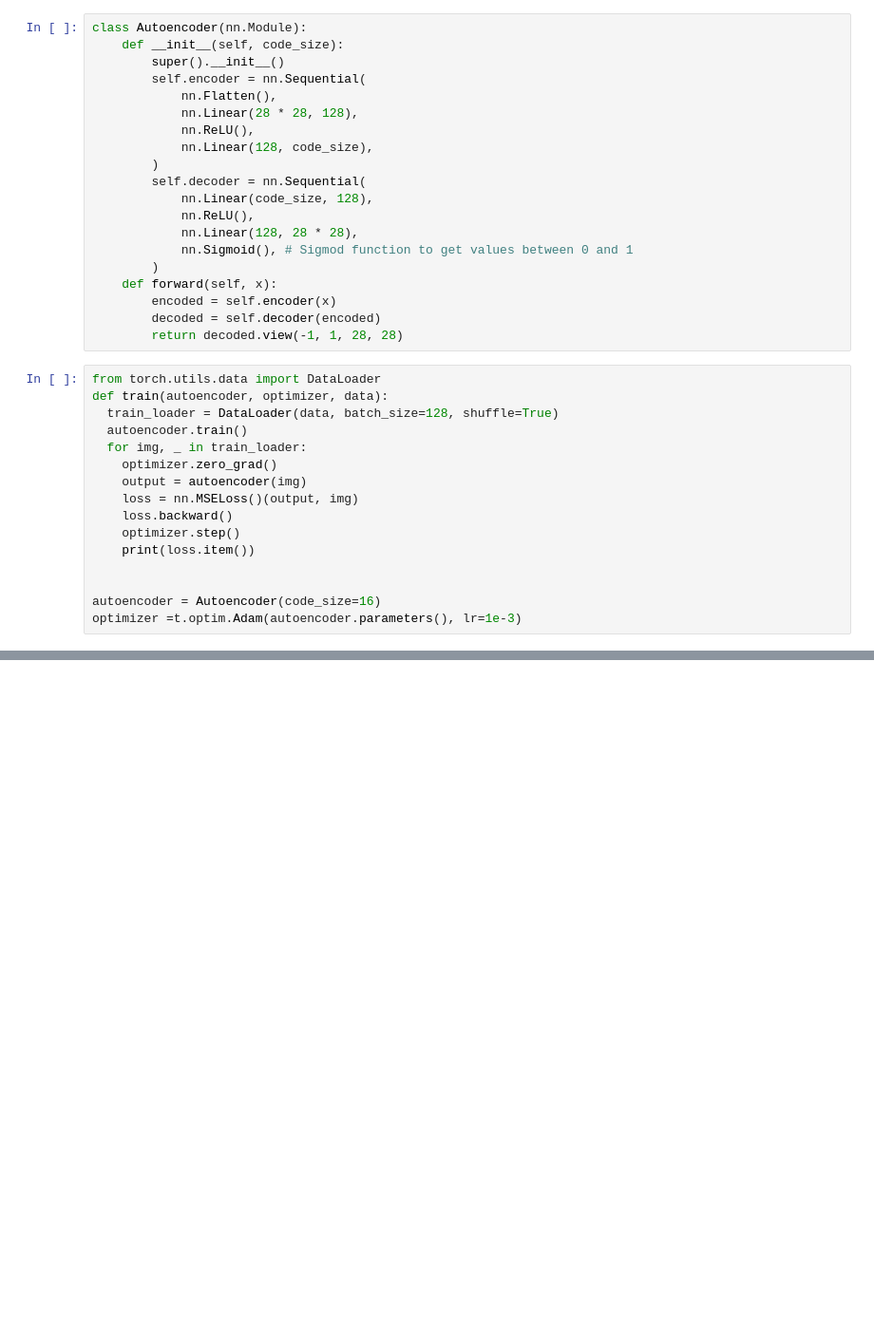
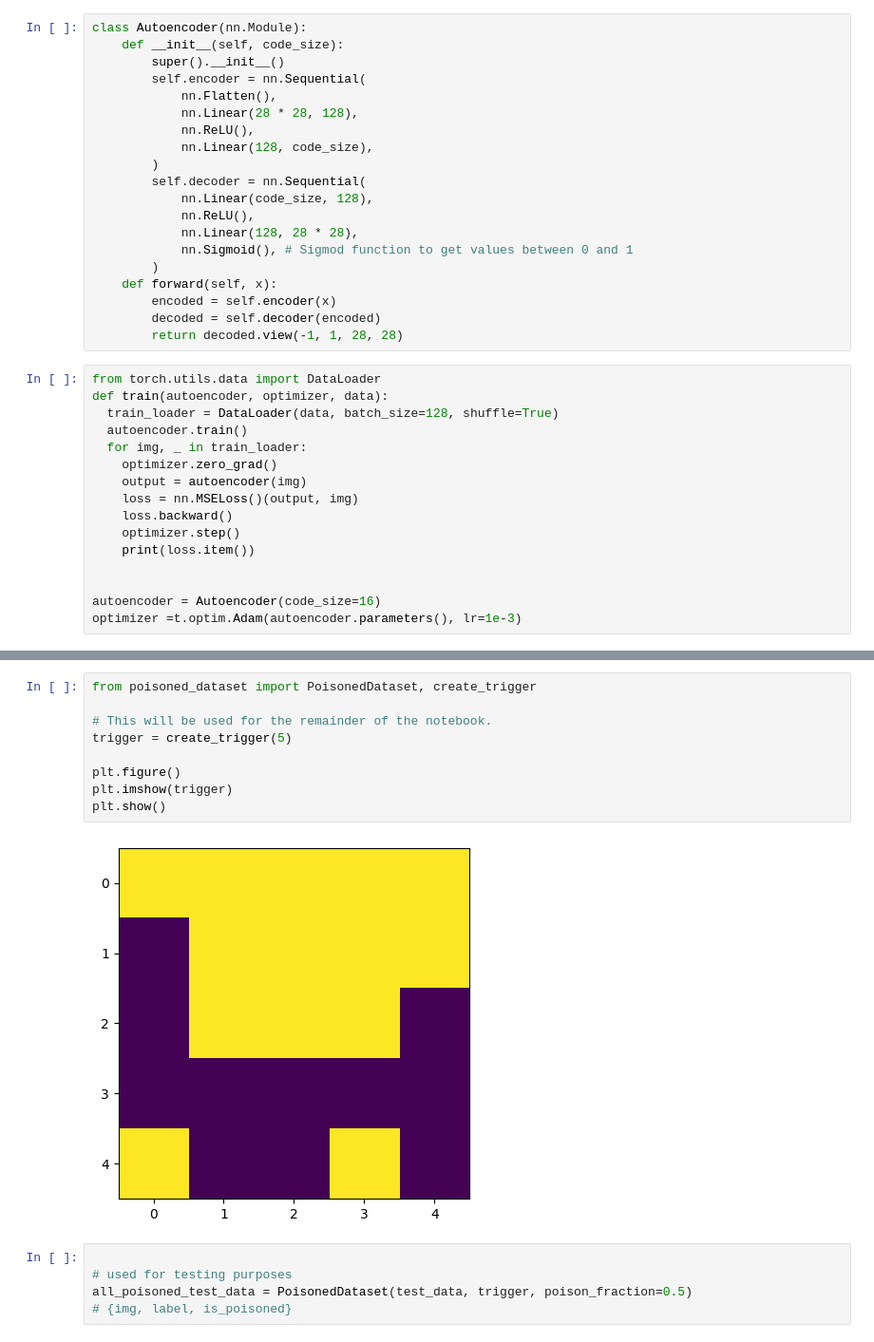
Before and after one commit to AIS-UCLA/mnist-mad, a Jupyter notebook: autoencoder.ipynb, the cells around one changed output, grey strips where cells are left out. Shown at 95% size. Saved outputs shown, nothing was run; the diff lists cells and outputs as text; blank space fills up the shorter version.

```diff
--- a/autoencoder.ipynb
+++ b/autoencoder.ipynb
@@ -104,0 +221,16 @@ torch.Size([1, 28, 28])
+# %%
+from poisoned_dataset import PoisonedDataset, create_trigger
+
+# This will be used for the remainder of the notebook.
+trigger = create_trigger(5)
+
+plt.figure()
+plt.imshow(trigger)
+plt.show()
+# %% [output]
+[figure, added]
+# %%
+
+# used for testing purposes
+all_poisoned_test_data = PoisonedDataset(test_data, trigger, poison_fraction=0.5)
+# {img, label, is_poisoned}
```
Also changed, not shown: parts of 12 cells of this notebook.
